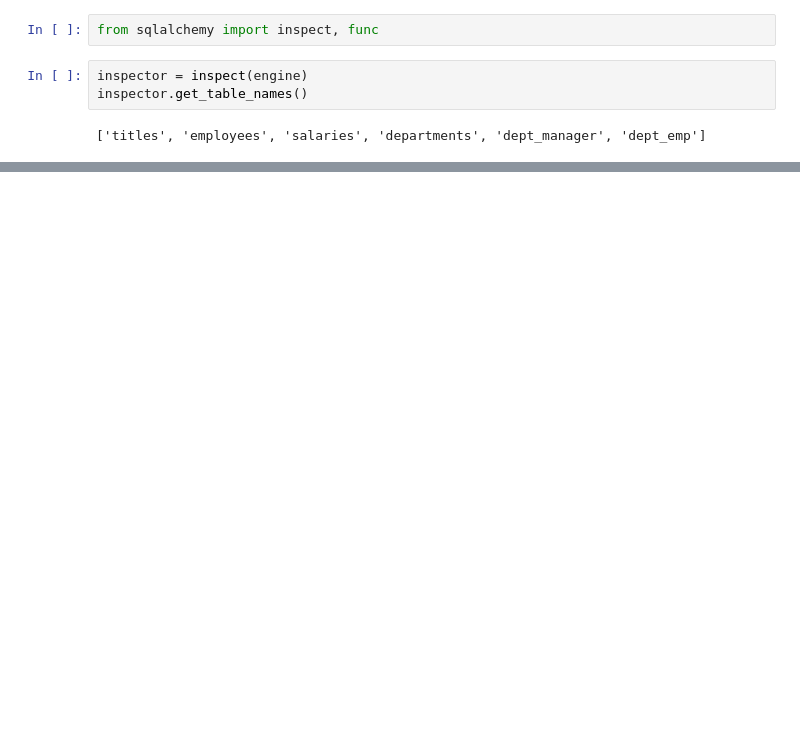
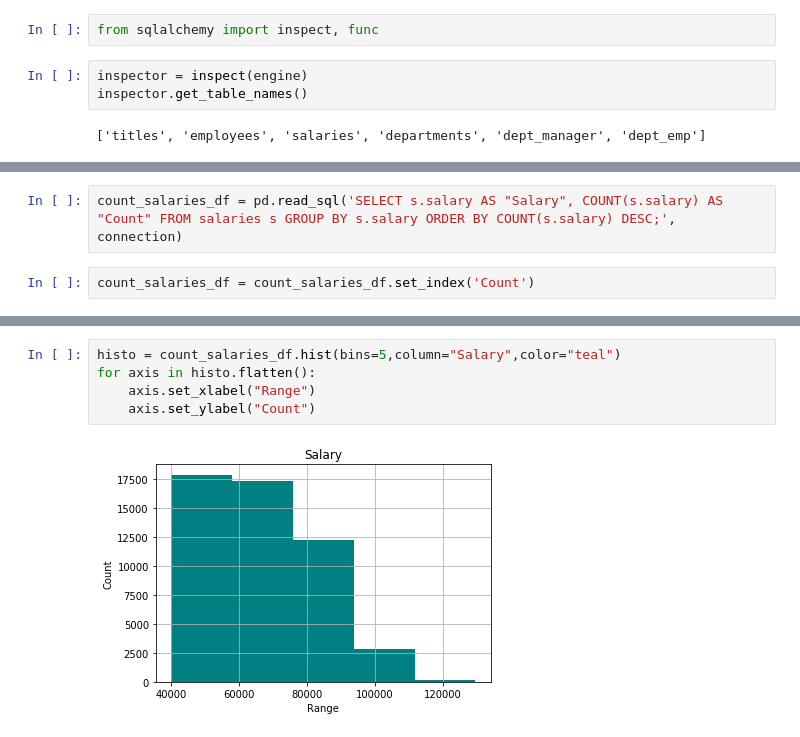
Before and after one commit to Infinity183/sql-challenge, a Jupyter notebook: EmployeeSQL/Bonus.ipynb, the cells around one changed output, grey strips where cells are left out. Cells and saved outputs as stored; diff of their text form; blank space fills up the shorter version.

```diff
--- a/EmployeeSQL/Bonus.ipynb
+++ b/EmployeeSQL/Bonus.ipynb
@@ -80,0 +42,4 @@ plt.show()
+# %%
+count_salaries_df = pd.read_sql('SELECT s.salary AS "Salary", COUNT(s.salary) AS "Count" FROM salaries s GROUP BY s.salary ORDER BY COUNT(s.salary) DESC;', connection)
+# %%
+count_salaries_df = count_salaries_df.set_index('Count')
@@ -80,0 +63,7 @@ plt.show()
+# %%
+histo = count_salaries_df.hist(bins=5,column="Salary",color="teal")
+for axis in histo.flatten():
+    axis.set_xlabel("Range")
+    axis.set_ylabel("Count")
+# %% [output]
+[figure, added]
```
Also changed, not shown: parts of 14 cells of this notebook, 2 other files.
